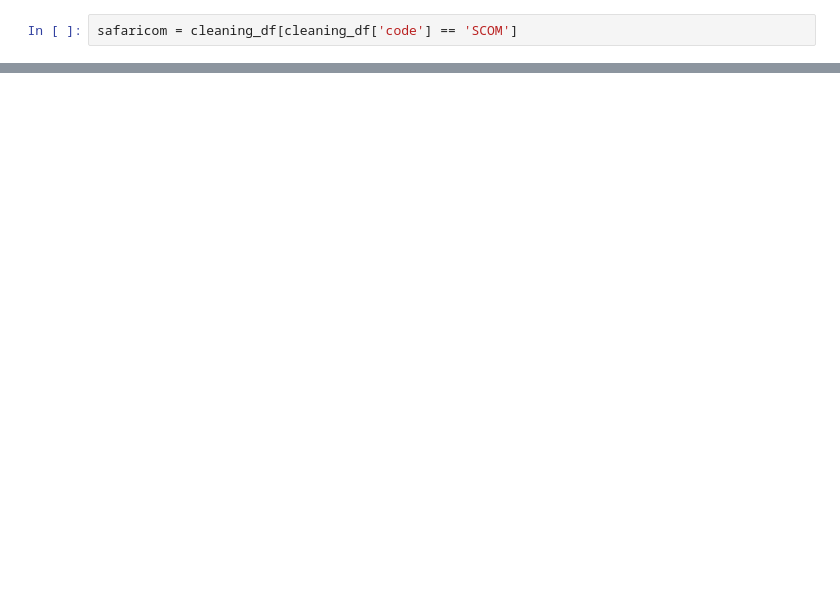
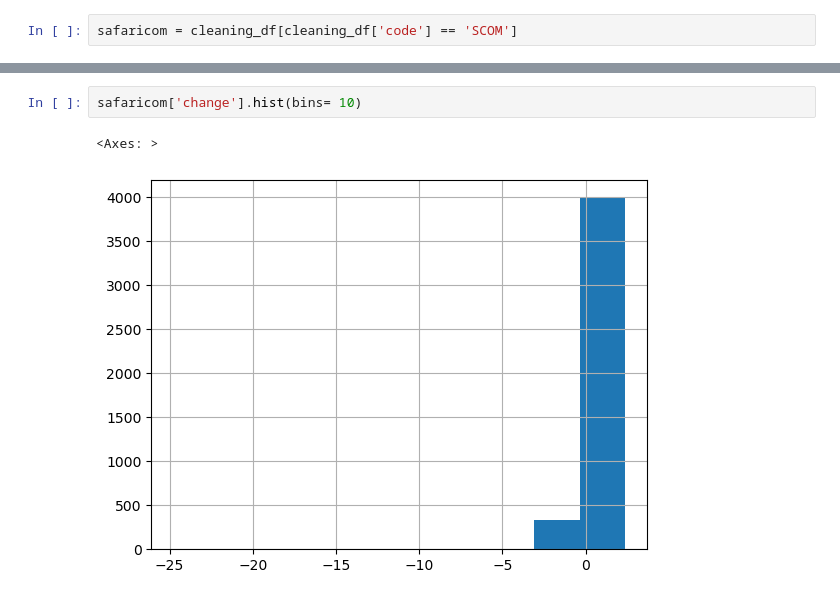
Before and after one commit to Assesa44/Stock-Market-Prediction, a Jupyter notebook: notebooks/business_understanding.ipynb, the cells around one changed output, grey strips where cells are left out. Cells and saved outputs as stored; diff of their text form; blank space fills up the shorter version.

```diff
--- a/notebooks/business_understanding.ipynb
+++ b/notebooks/business_understanding.ipynb
@@ -956,0 +1038,5 @@ safaricom = cleaning_df[cleaning_df['code'] == 'SCOM']
+# %%
+safaricom['change'].hist(bins= 10)
+# %% [output]
+<Axes: >
+[figure, added]
```
Also changed, not shown: parts of 11 cells of this notebook.
